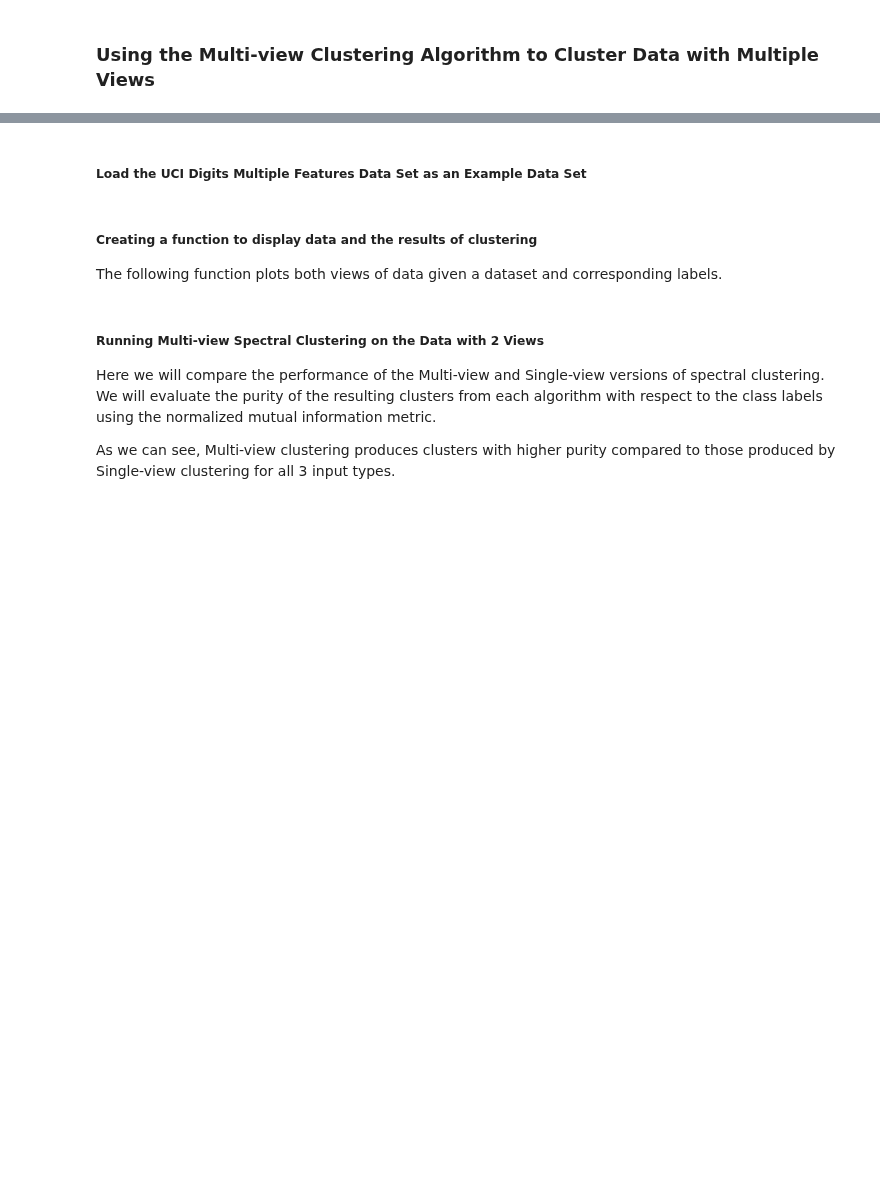
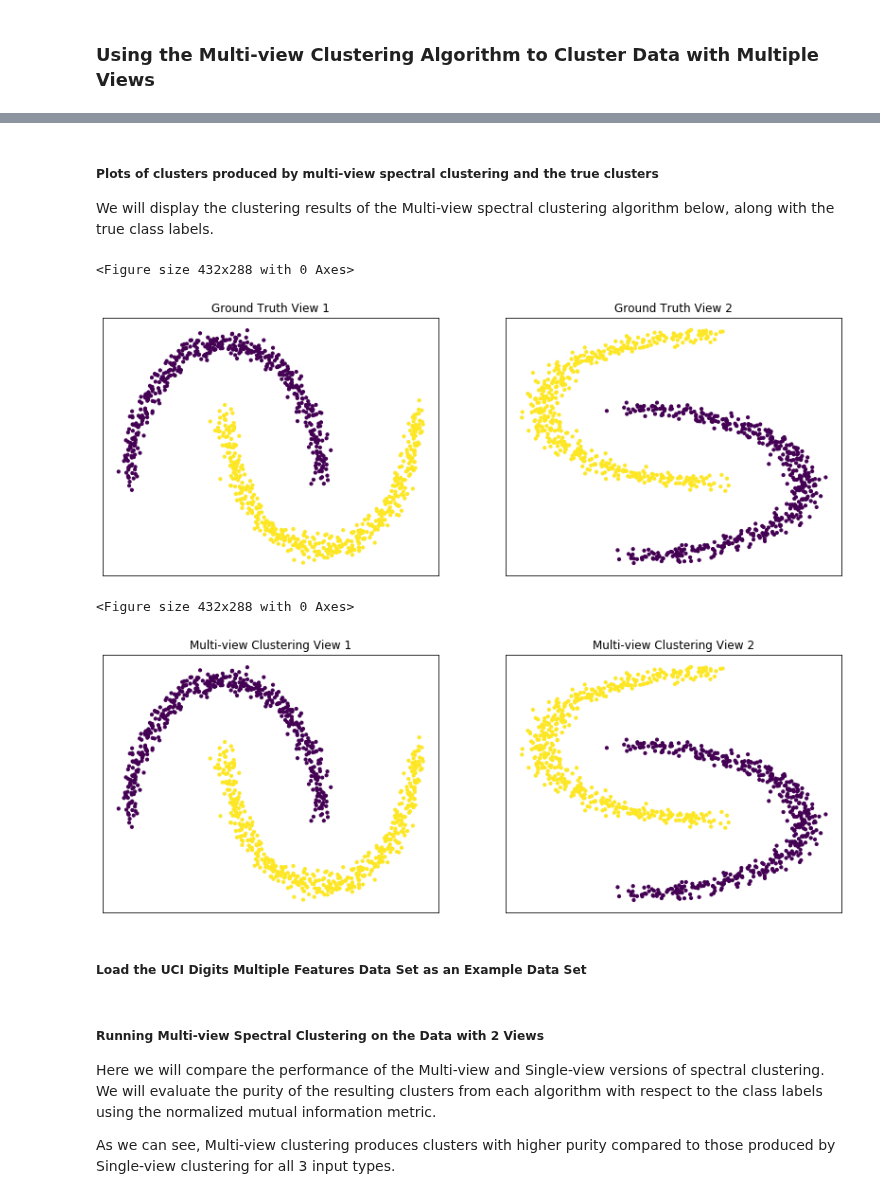
Before and after one commit to mvlearn/mvlearn, a Jupyter notebook: docs/tutorials/cluster/MVSpectralClustering/MultiviewSpectralClustering_Tutorial.ipynb, the cells around one changed output, grey strips where cells are left out. Saved outputs shown, nothing was run; the diff lists cells and outputs as text; code cells hidden in the pictures; blank space fills up the shorter version.

```diff
--- a/docs/tutorials/cluster/MVSpectralClustering/MultiviewSpectralClustering_Tutorial.ipynb
+++ b/docs/tutorials/cluster/MVSpectralClustering/MultiviewSpectralClustering_Tutorial.ipynb
@@ -13,0 +64,34 @@ RANDOM_SEED = 10
+# %%
+# Generating the data
+m_data, labels = create_moons(RANDOM_SEED)
+n_class = 2
+
+#################Single-view spectral clustering#####################
+# Cluster each view separately
+s_spectral = SpectralClustering(n_clusters=n_class,
+            affinity='nearest_neighbors', random_state=RANDOM_SEED, n_init=100)
+s_clusters_v1 = s_spectral.fit_predict(m_data[0])
+s_clusters_v2 = s_spectral.fit_predict(m_data[1])
+
+# Concatenate the multiple views into a single view
+s_data = np.hstack(m_data)
+s_clusters = s_spectral.fit_predict(s_data)
+
+# Compute nmi between true class labels and single-view cluster labels
+s_nmi_v1 = nmi_score(labels, s_clusters_v1)
+s_nmi_v2 = nmi_score(labels, s_clusters_v2)
+s_nmi = nmi_score(labels, s_clusters)
+print('Single-view View 1 NMI Score: {0:.3f}\n'.format(s_nmi_v1))
+print('Single-view View 2 NMI Score: {0:.3f}\n'.format(s_nmi_v2))
+print('Single-view Concatenated NMI Score: {0:.3f}\n'.format(s_nmi))
+
+#################Multi-view spectral clustering######################
+
+# Use the MultiviewSpectralClustering instance to cluster the data
+m_spectral = MultiviewSpectralClustering(n_clusters=n_class, n_views=2,
+                affinity='nearest_neighbors', max_iter=12, random_state=RANDOM_SEED, n_init=100)
+m_clusters = m_spectral.fit_predict(m_data)
+
+# Compute nmi between true class labels and multi-view cluster labels
+m_nmi = nmi_score(labels, m_clusters)
+print('Multi-view NMI Score: {0:.3f}\n'.format(m_nmi))
@@ -14,3 +106,15 @@ RANDOM_SEED = 10
+# %% [markdown]
+##### Plots of clusters produced by multi-view spectral clustering and the true clusters
+
+We will display the clustering results of the Multi-view spectral clustering algorithm below, along with the true class labels.
+# %%
+display_plots('Ground Truth' , m_data, labels)
+display_plots('Multi-view Clustering' , m_data, m_clusters)
+# %% [output]
+<Figure size 432x288 with 0 Axes>
+[figure, added]
+<Figure size 432x288 with 0 Axes>
+[figure, added]
 # %% [markdown]
 ##### Load the UCI Digits Multiple Features Data Set as an Example Data Set
 # %%
@@ -20,7 +124,3 @@ data, labels = load_UCImultifeature(select_labeled = list(range(n_class)))
 
 # Just get the first two views of data
 m_data = data[:2]
-# %% [markdown]
-##### Creating a function to display data and the results of clustering
-
-The following function plots both views of data given a dataset and corresponding labels.
```
Also changed, not shown: parts of 11 cells of this notebook, 12 other files.
